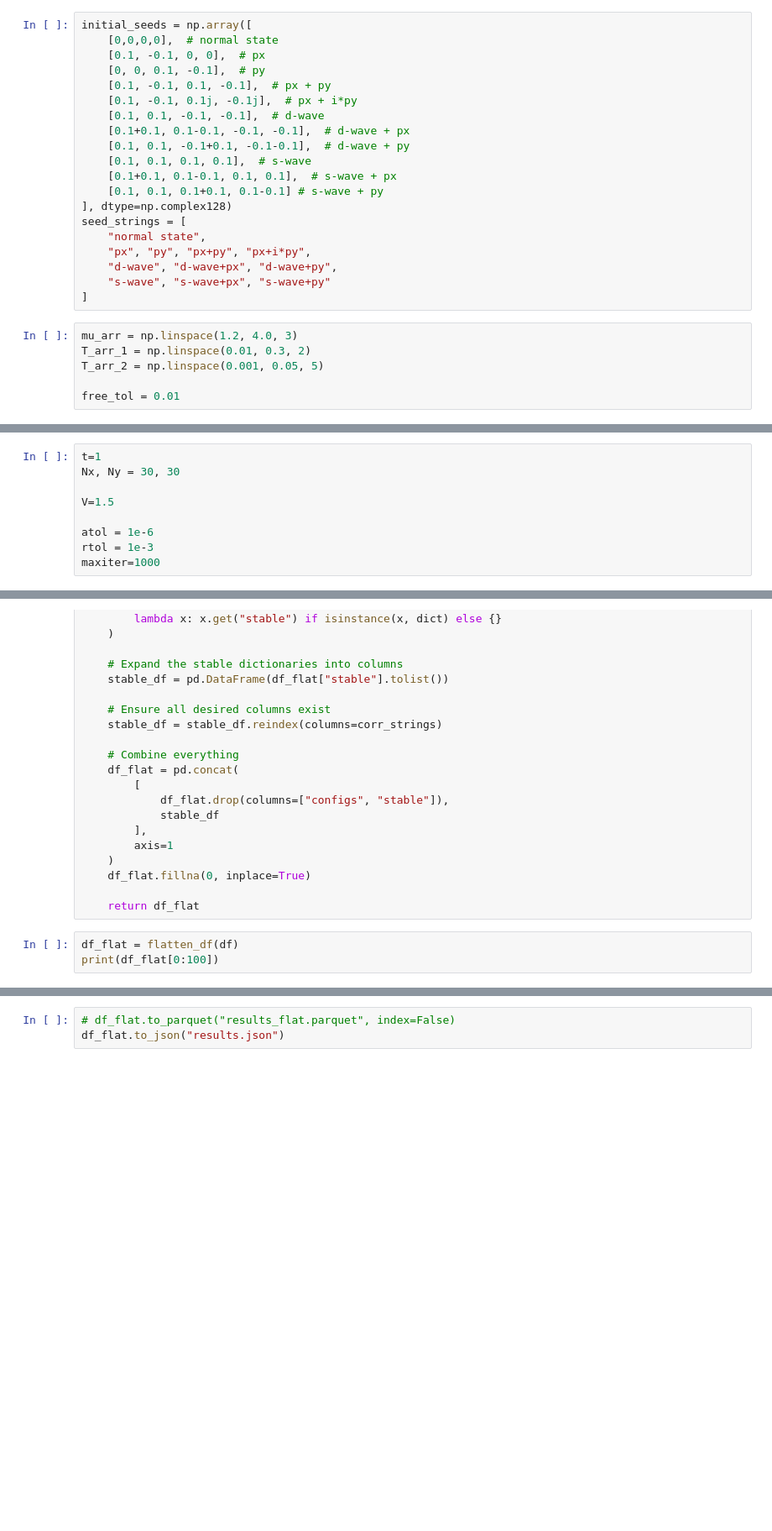
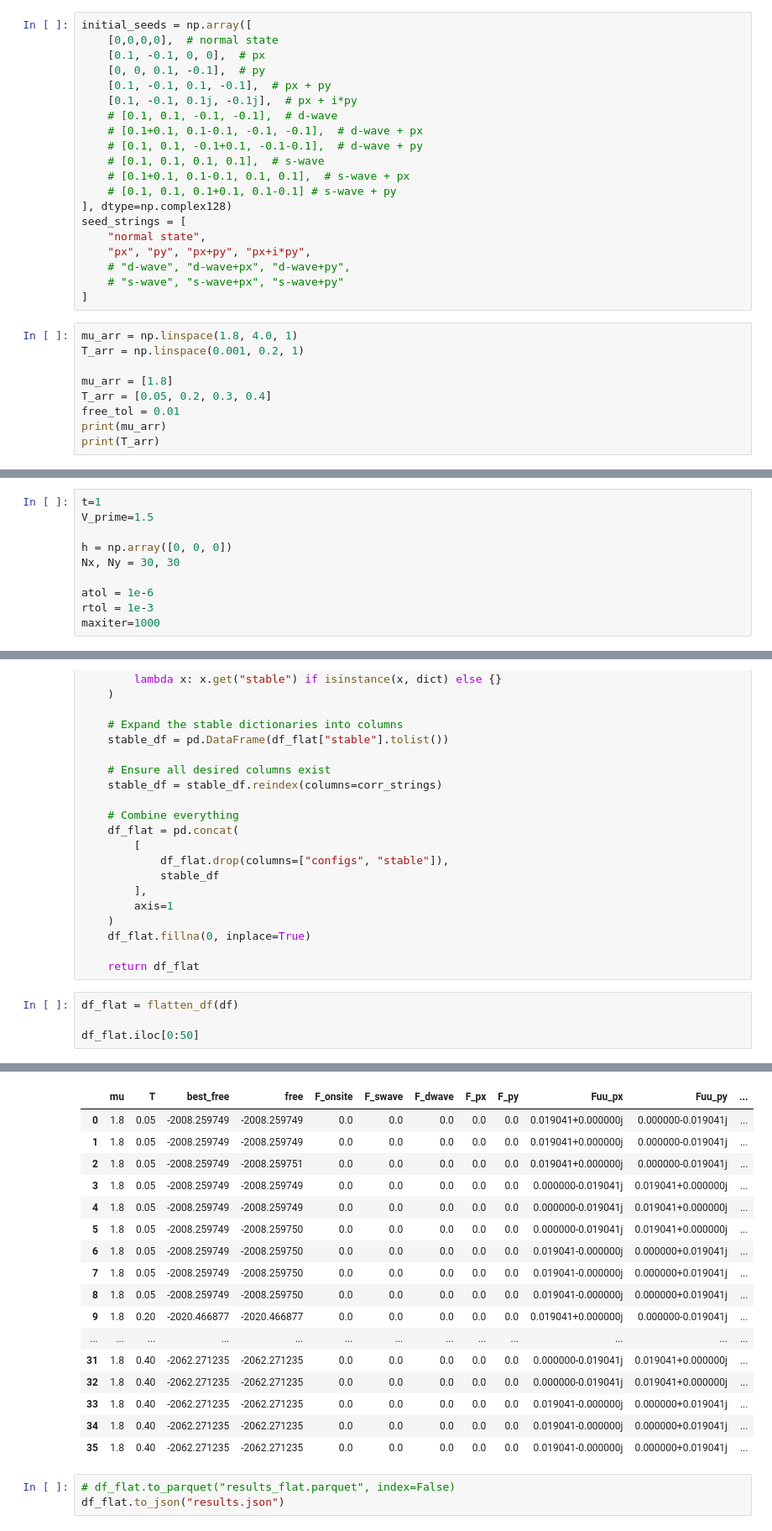
Before and after one commit to emilssp/master-thesis-codebase, a Jupyter notebook: diagrams/notebooks/phase_diagrams.ipynb, the cells around one changed output, grey strips where cells are left out. Shown at 84% size. Saved outputs shown, nothing was run; the diff lists cells and outputs as text; blank space fills up the shorter version.

```diff
--- a/diagrams/notebooks/phase_diagrams.ipynb
+++ b/diagrams/notebooks/phase_diagrams.ipynb
@@ -45,22 +46,25 @@ initial_seeds = np.array([
     [0, 0, 0.1, -0.1],  # py
     [0.1, -0.1, 0.1, -0.1],  # px + py
     [0.1, -0.1, 0.1j, -0.1j],  # px + i*py
-    [0.1, 0.1, -0.1, -0.1],  # d-wave
-    [0.1+0.1, 0.1-0.1, -0.1, -0.1],  # d-wave + px
-    [0.1, 0.1, -0.1+0.1, -0.1-0.1],  # d-wave + py
-    [0.1, 0.1, 0.1, 0.1],  # s-wave
-    [0.1+0.1, 0.1-0.1, 0.1, 0.1],  # s-wave + px
-    [0.1, 0.1, 0.1+0.1, 0.1-0.1] # s-wave + py
+    # [0.1, 0.1, -0.1, -0.1],  # d-wave
+    # [0.1+0.1, 0.1-0.1, -0.1, -0.1],  # d-wave + px
+    # [0.1, 0.1, -0.1+0.1, -0.1-0.1],  # d-wave + py
+    # [0.1, 0.1, 0.1, 0.1],  # s-wave
+    # [0.1+0.1, 0.1-0.1, 0.1, 0.1],  # s-wave + px
+    # [0.1, 0.1, 0.1+0.1, 0.1-0.1] # s-wave + py
 ], dtype=np.complex128)
 seed_strings = [
     "normal state",
     "px", "py", "px+py", "px+i*py",
-    "d-wave", "d-wave+px", "d-wave+py",
-    "s-wave", "s-wave+px", "s-wave+py"
+    # "d-wave", "d-wave+px", "d-wave+py",
+    # "s-wave", "s-wave+px", "s-wave+py"
 ]
 # %%
-mu_arr = np.linspace(1.2, 4.0, 3)
-T_arr_1 = np.linspace(0.01, 0.3, 2)
-T_arr_2 = np.linspace(0.001, 0.05, 5)
+mu_arr = np.linspace(1.8, 4.0, 1)
+T_arr = np.linspace(0.001, 0.2, 1)
 
+mu_arr = [1.8]
+T_arr = [0.05, 0.2, 0.3, 0.4]
 free_tol = 0.01
+print(mu_arr)
+print(T_arr)
@@ -67,8 +74,9 @@ free_tol = 0.01
 # %%
 t=1
+V_prime=1.5
+
+h = np.array([0, 0, 0])
 Nx, Ny = 30, 30
-
-V=1.5
 
 atol = 1e-6
 rtol = 1e-3
@@ -203,5 +201,6 @@ def flatten_df(df):
     return df_flat
 # %%
 df_flat = flatten_df(df)
-print(df_flat[0:100])
+
+df_flat.iloc[0:50]
 # %% [output]
@@ -225,3 +207,20 @@ print(df_flat[0:100])
+|  | mu | T | best_free | free | F_onsite | F_swave | F_dwave | F_px | F_py | Fuu_px | Fuu_py | ... |
+| 0 | 1.8 | 0.05 | -2008.259749 | -2008.259749 | 0.0 | 0.0 | 0.0 | 0.0 | 0.0 | 0.019041+0.000000j | 0.000000-0.019041j | ... |
+| 1 | 1.8 | 0.05 | -2008.259749 | -2008.259749 | 0.0 | 0.0 | 0.0 | 0.0 | 0.0 | 0.019041+0.000000j | 0.000000-0.019041j | ... |
+| 2 | 1.8 | 0.05 | -2008.259749 | -2008.259751 | 0.0 | 0.0 | 0.0 | 0.0 | 0.0 | 0.019041+0.000000j | 0.000000-0.019041j | ... |
+| 3 | 1.8 | 0.05 | -2008.259749 | -2008.259749 | 0.0 | 0.0 | 0.0 | 0.0 | 0.0 | 0.000000-0.019041j | 0.019041+0.000000j | ... |
+| 4 | 1.8 | 0.05 | -2008.259749 | -2008.259749 | 0.0 | 0.0 | 0.0 | 0.0 | 0.0 | 0.000000-0.019041j | 0.019041+0.000000j | ... |
+| 5 | 1.8 | 0.05 | -2008.259749 | -2008.259750 | 0.0 | 0.0 | 0.0 | 0.0 | 0.0 | 0.000000-0.019041j | 0.019041+0.000000j | ... |
+| 6 | 1.8 | 0.05 | -2008.259749 | -2008.259750 | 0.0 | 0.0 | 0.0 | 0.0 | 0.0 | 0.019041-0.000000j | 0.000000+0.019041j | ... |
+| 7 | 1.8 | 0.05 | -2008.259749 | -2008.259750 | 0.0 | 0.0 | 0.0 | 0.0 | 0.0 | 0.019041-0.000000j | 0.000000+0.019041j | ... |
+| 8 | 1.8 | 0.05 | -2008.259749 | -2008.259750 | 0.0 | 0.0 | 0.0 | 0.0 | 0.0 | 0.019041-0.000000j | 0.000000+0.019041j | ... |
+| 9 | 1.8 | 0.20 | -2020.466877 | -2020.466877 | 0.0 | 0.0 | 0.0 | 0.0 | 0.0 | 0.019041+0.000000j | 0.000000-0.019041j | ... |
+| ... | ... | ... | ... | ... | ... | ... | ... | ... | ... | ... | ... | ... |
+| 31 | 1.8 | 0.40 | -2062.271235 | -2062.271235 | 0.0 | 0.0 | 0.0 | 0.0 | 0.0 | 0.000000-0.019041j | 0.019041+0.000000j | ... |
+| 32 | 1.8 | 0.40 | -2062.271235 | -2062.271235 | 0.0 | 0.0 | 0.0 | 0.0 | 0.0 | 0.000000-0.019041j | 0.019041+0.000000j | ... |
+| 33 | 1.8 | 0.40 | -2062.271235 | -2062.271235 | 0.0 | 0.0 | 0.0 | 0.0 | 0.0 | 0.019041-0.000000j | 0.000000+0.019041j | ... |
+| 34 | 1.8 | 0.40 | -2062.271235 | -2062.271235 | 0.0 | 0.0 | 0.0 | 0.0 | 0.0 | 0.019041-0.000000j | 0.000000+0.019041j | ... |
+| 35 | 1.8 | 0.40 | -2062.271235 | -2062.271235 | 0.0 | 0.0 | 0.0 | 0.0 | 0.0 | 0.019041-0.000000j | 0.000000+0.019041j | ... |
 # %%
 # df_flat.to_parquet("results_flat.parquet", index=False)
 df_flat.to_json("results.json")
```
Also changed, not shown: parts of 5 cells of this notebook, 8 other files.
